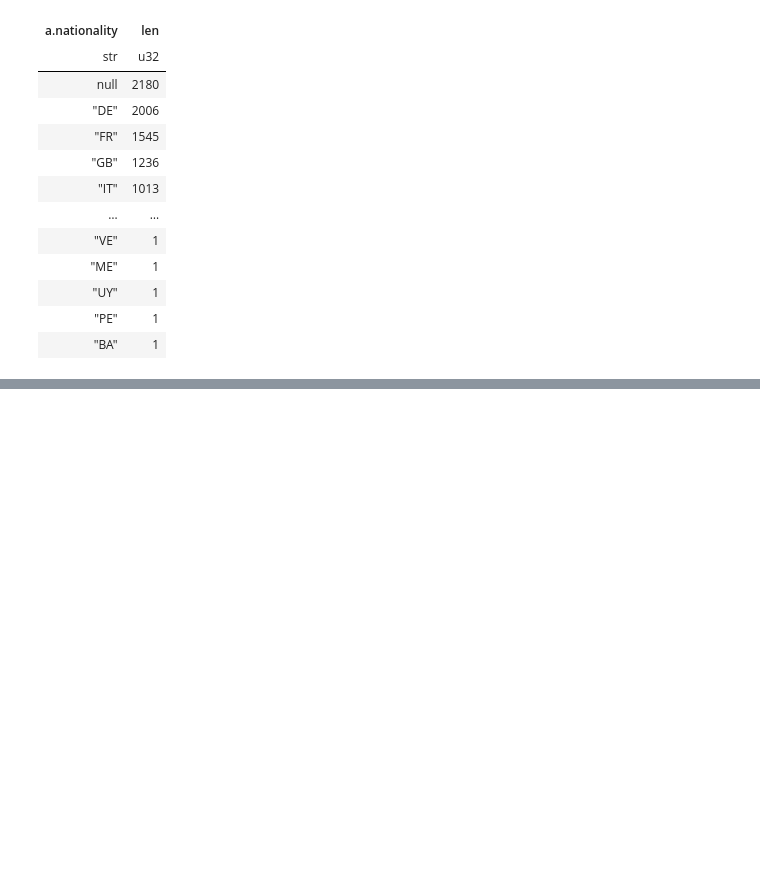
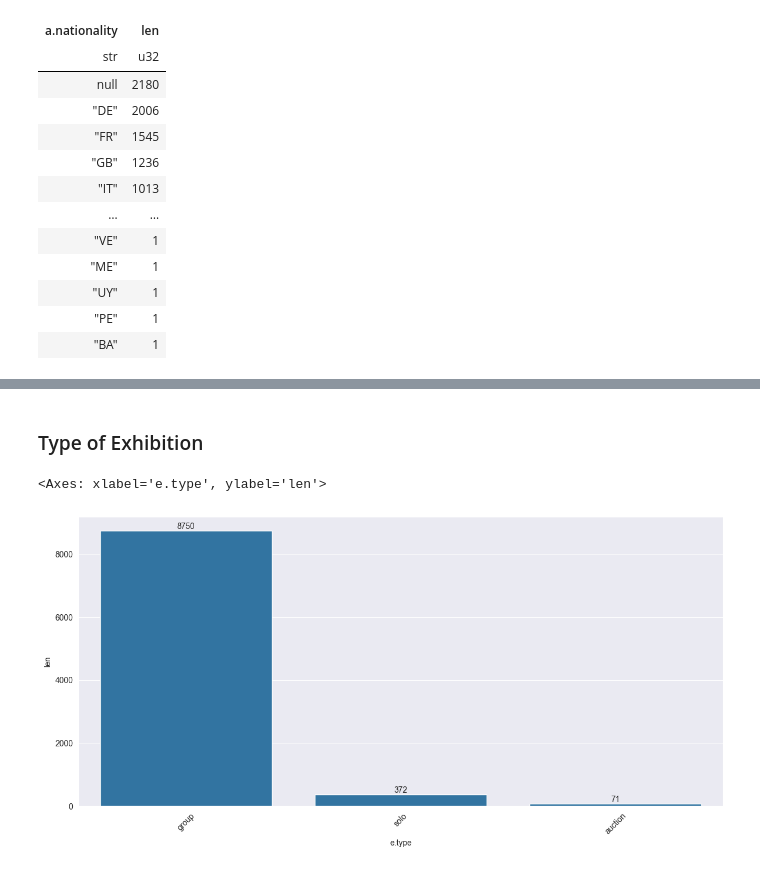
Before and after one commit to rolandramp/infoVis24G4, a Jupyter notebook: InfoVis24G4Ex1/Analysis.ipynb, the cells around one changed output, grey strips where cells are left out. Drawn from its saved outputs; the diff is of its cells as text; code cells hidden in the pictures; blank space fills up the shorter version.

```diff
--- a/InfoVis24G4Ex1/Analysis.ipynb
+++ b/InfoVis24G4Ex1/Analysis.ipynb
@@ -56,0 +151,12 @@ plot
+# %% [markdown]
+### Type of Exhibition
+# %%
+plt.figure(figsize=(12,6))
+plot = sns.barplot(data=exhibitions_df.group_by('e.type').len().sort('len', descending=True), x='e.type', y='len', )
+plt.setp(plot.get_xticklabels(), rotation=45)
+plot.bar_label(plot.containers[0] )
+plt.tight_layout()
+plot
+# %% [output]
+<Axes: xlabel='e.type', ylabel='len'>
+[figure, added]
```
Also changed, not shown: parts of 23 cells of this notebook, 1 other file.
